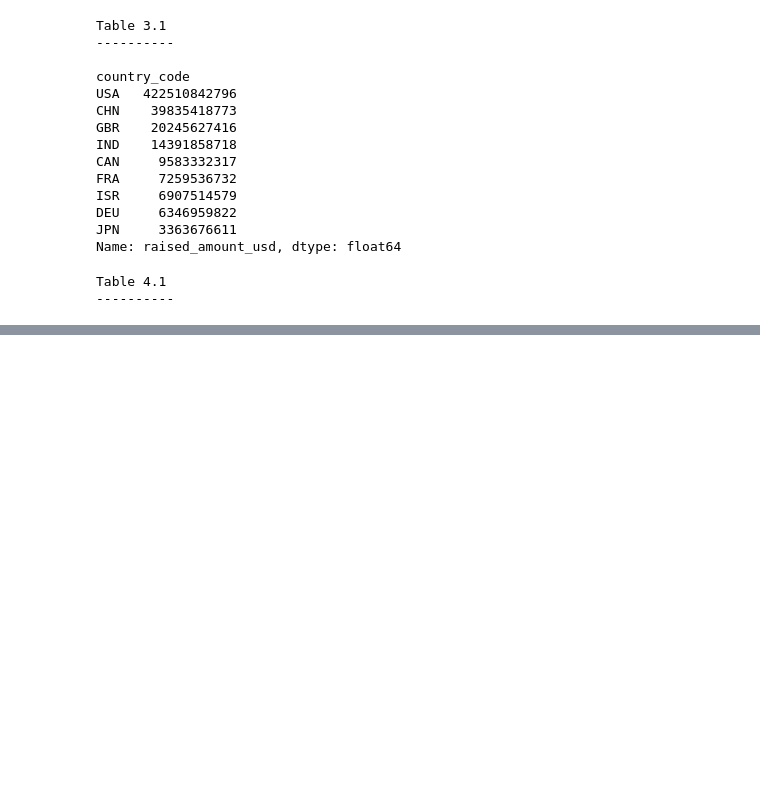
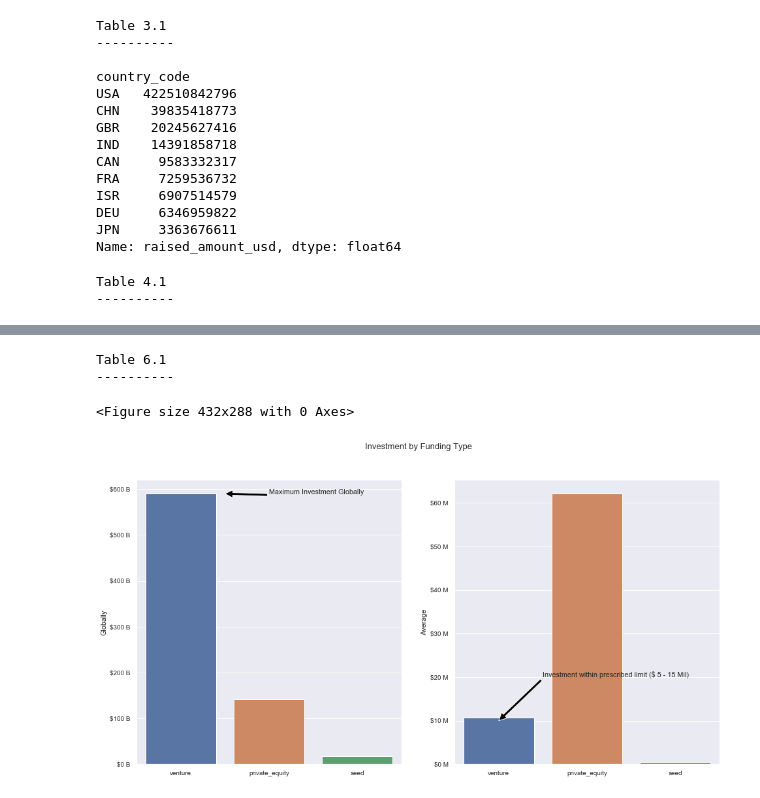
Before and after one commit to hsatam/AI_ML, a Jupyter notebook: Investment_Analysis_Hemant_Satam.ipynb, the cells around one changed output, grey strips where cells are left out. Saved outputs shown, nothing was run; the diff lists cells and outputs as text; code cells hidden in the pictures; blank space fills up the shorter version.

Commit message:
Added 1st graph as part of checkpoint 6

```diff
--- a/Investment_Analysis_Hemant_Satam.ipynb
+++ b/Investment_Analysis_Hemant_Satam.ipynb
@@ -369,0 +350,62 @@ Table 6.1
+# %%
+# Table 6.1 outcome
+print("\n\nTable 6.1")
+print("----------\n")
+
+from matplotlib.ticker import FuncFormatter
+
+# create a dataframe to be used for plotting investment by fund type
+plot1df = master_frame[(master_frame['funding_round_type'] == 'venture') | \
+                       (master_frame['funding_round_type'] == 'seed')    | \
+                       (master_frame['funding_round_type'] == 'private_equity')]
+
+global_investment = plot1df.groupby('funding_round_type').sum().sort_values(by='raised_amount_usd', ascending=False).reset_index()
+average_investment = plot1df.groupby('funding_round_type').mean().sort_values(by='raised_amount_usd', ascending=False).reset_index()
+
+investment_by_ft = pd.merge(global_investment, average_investment, how='inner', \
+                            left_on='funding_round_type', right_on='funding_round_type', \
+                            suffixes=('_global','_average'))
+
+# Create two sub plots - one for Global investments and second for average investments
+fig = plt.figure()
+fig, (ax1, ax2) = plt.subplots(1, 2, figsize=(16, 8), sharex=True)
+
+sns.barplot(investment_by_ft['funding_round_type'].values, investment_by_ft['raised_amount_usd_global'].values, ax=ax1)
+sns.barplot(investment_by_ft['funding_round_type'].values, investment_by_ft['raised_amount_usd_average'].values, ax=ax2)
+
+sns.set(style='darkgrid', palette='deep', font='sans-serif', font_scale=.9, color_codes=True, rc=None)
+
+# Setting up title, axis lables and formatting the display of axis values
+fig.suptitle("Investment by Funding Type")
+ax1.set_ylabel("Globally")
+ax2.set_ylabel("Average")
+
+
+def billions(x, pos):
+    return '$%.0f B' % (x*1e-9)
+
+
+def millions(x, pos):
+    return '$%.0f M' % (x*1e-6)
+
+
+formatter = FuncFormatter(billions)
+ax1.yaxis.set_major_formatter(formatter)
+
+formatter = FuncFormatter(millions)
+ax2.yaxis.set_major_formatter(formatter)
+
+# Add labels to the plot
+ax1.annotate('Maximum Investment Globally', xy=(0.5, 5.9e+11), xytext=(1, 5.9e+11),
+            arrowprops=dict(facecolor='black', shrink=2))
+
+# Add labels to the plot
+ax2.annotate('Investment within prescribed limit ($ 5 - 15 Mil)', xy=(0, 10e+6), xytext=(.5, 20e+6),
+            arrowprops=dict(facecolor='black', shrink=2))
+
+plt.savefig('Investment_By_Funding_Type.png')
+# %% [output]
+Table 6.1
+----------
+<Figure size 432x288 with 0 Axes>
+[figure, added]
```
Also changed, not shown: parts of 3 cells of this notebook, 1 other file.
